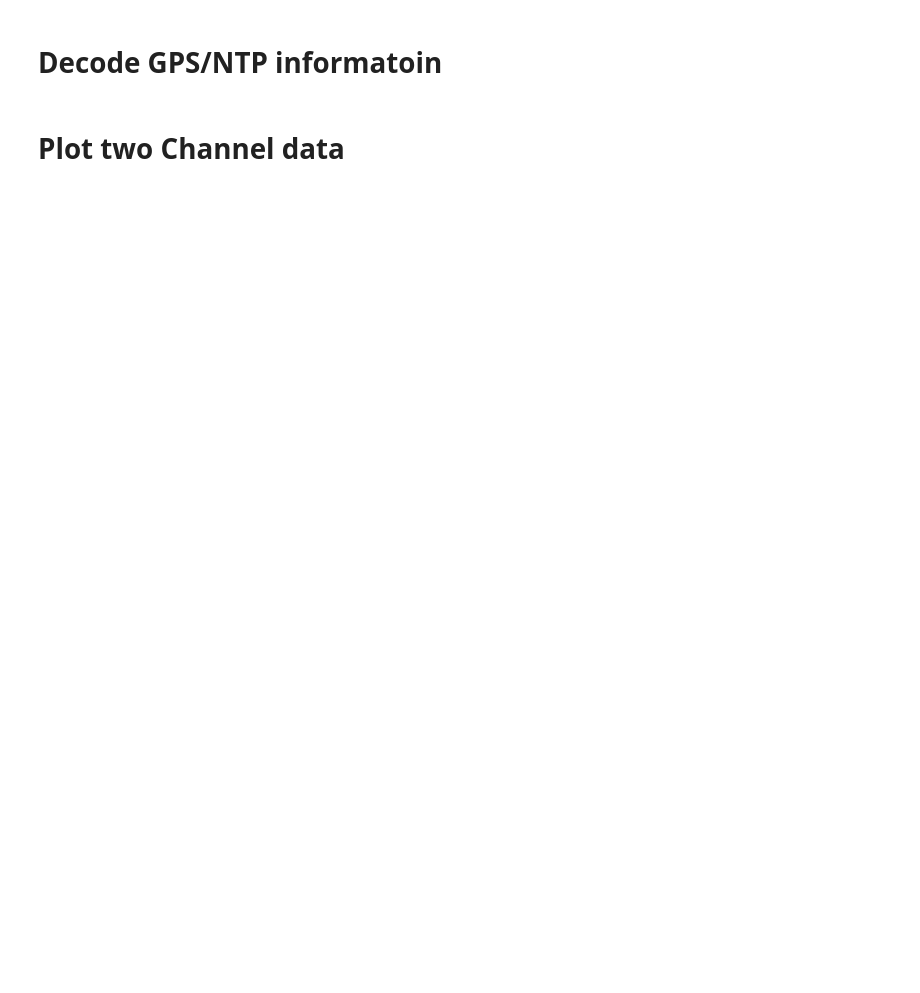
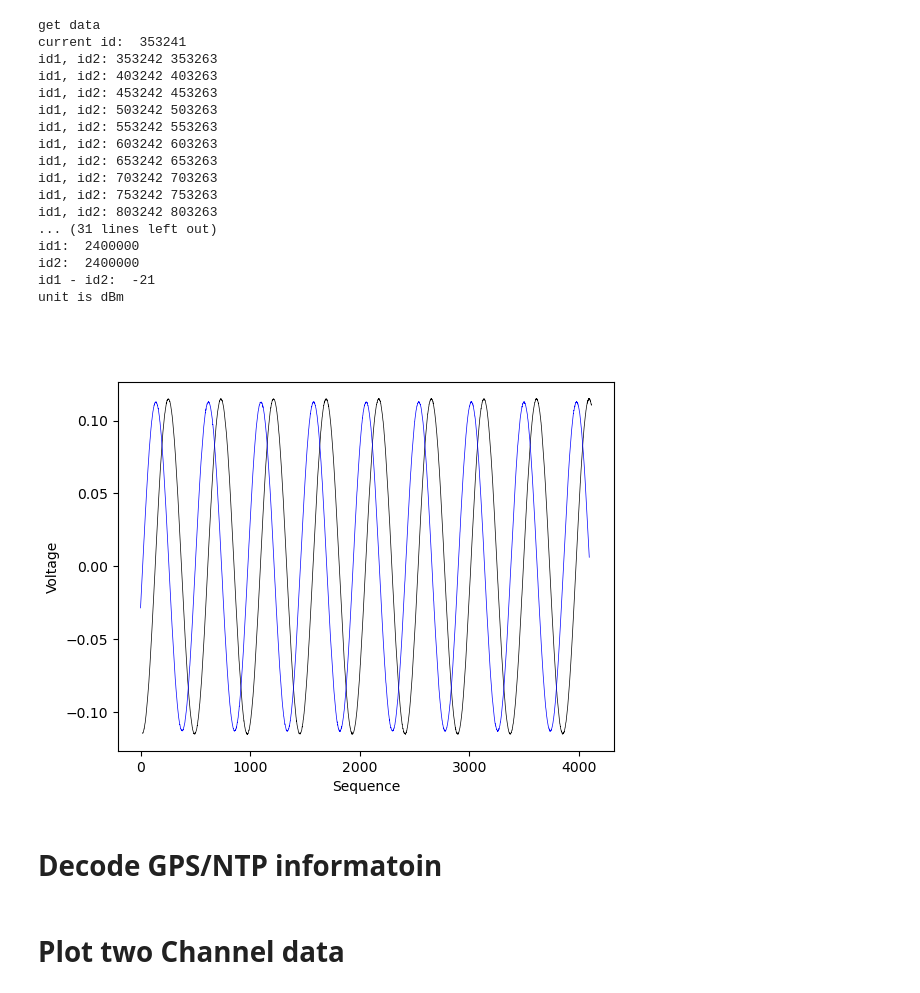
Before and after one commit to guotsuan/LACE_adc, a Jupyter notebook: adc.ipynb, the cells around one changed output. Drawn from its saved outputs; the diff is of its cells as text; code cells hidden in the pictures; blank space fills up the shorter version.

```diff
--- a/adc.ipynb
+++ b/adc.ipynb
@@ -178,7 +185,7 @@ print("get data")
 id1_out = 0
 id2_out = 0
 
-mark = 3458979
+mark = 2400000
 
 
 payload_size = 8200
@@ -192,28 +199,32 @@ id1 = int.from_bytes(udp_view1[payload_size - id_size:payload_size], 'big')
 
 print("current id: ", id1)
 i = 0
-while (not id1_found) and (not id2_found):
+id1_f = -1
+id2_f = -1
 
+while not (id1_found and id2_found):
     sock1.recv_into(udp_view1, size)
     sock2.recv_into(udp_view2, size)
     id1 = int.from_bytes(udp_view1[payload_size - id_size:payload_size], 'big')
     id2 = int.from_bytes(udp_view2[payload_size - id_size:payload_size], 'big')
 
-    if i%5000 == 0 :
+    if i%50000 == 0 :
         print("id1, id2:", id1, id2)
 
-    if id1  == mark:
+    if id1 == mark:
         chunk1 = np.frombuffer(udp_view1[0:packet_size], dtype='>i2')
         id1_found = True
+        id1_f = id1
 
     if id2 == mark:
         chunk2 = np.frombuffer(udp_view2[0:packet_size], dtype='>i2')
         id2_found = True
+        id2_f = id2
 
     i += 1
 
-print("id1: ", id1)
-print("id2: ", id2)
+print("id1: ", id1_f)
+print("id2: ", id2_f)
 print("id1 - id2: ", id1 - id2)
 
 
@@ -265,33 +276,52 @@ if unit == 'dBm':
 # if unit == 'dBV':
 #     print("unit is dBm")
 #     # should I remove factor_kasier
 #     # add factor=2 because the power of AC singals is 1/2
 #     #
 #     dbm_fft_data = fft_to_dBV(fft_data)
 
 sock1.close()
 sock2.close()
 # plt.plot(freq, logdata)
 plt.figure()
 plt.plot(np.arange(real_data1.size) + 20, real_data1, color='k',lw = 0.5)
 plt.plot(np.arange(real_data2.size), real_data2, color='b',lw=0.5)
 # plt.plot(np.arange(real_data.size), real_data, 'o', ms=1.0)
 plt.xlabel("Sequence")
 plt.ylabel("Voltage")
 # plt.ylim([0.0475,0.0650])
 plt.show()
 
 # plt.figure()
 # plt.xlabel("Freq")
 # unit='dog'
 # if unit == 'dBm':
 #     plt.ylabel(unit)
 #     print("max dbm: ", dbm_fft_data.max())
 #     plt.plot(freq, dbm_fft_data)
 # else:
 #     plt.ylabel("Power spectrum")
 #     plt.plot(freq, logdata)
 # plt.show()
+# %% [output]
+get data
+current id:  353241
+id1, id2: 353242 353263
+id1, id2: 403242 403263
+id1, id2: 453242 453263
+id1, id2: 503242 503263
+id1, id2: 553242 553263
+id1, id2: 603242 603263
+id1, id2: 653242 653263
+id1, id2: 703242 703263
+id1, id2: 753242 753263
+id1, id2: 803242 803263
+... (31 lines left out)
+id1:  2400000
+id2:  2400000
+id1 - id2:  -21
+unit is dBm
+[figure, added]
 # %%
 # Test direct FFT result output
 ----
```
Also changed, not shown: parts of 1 cell of this notebook, 6 other files.
